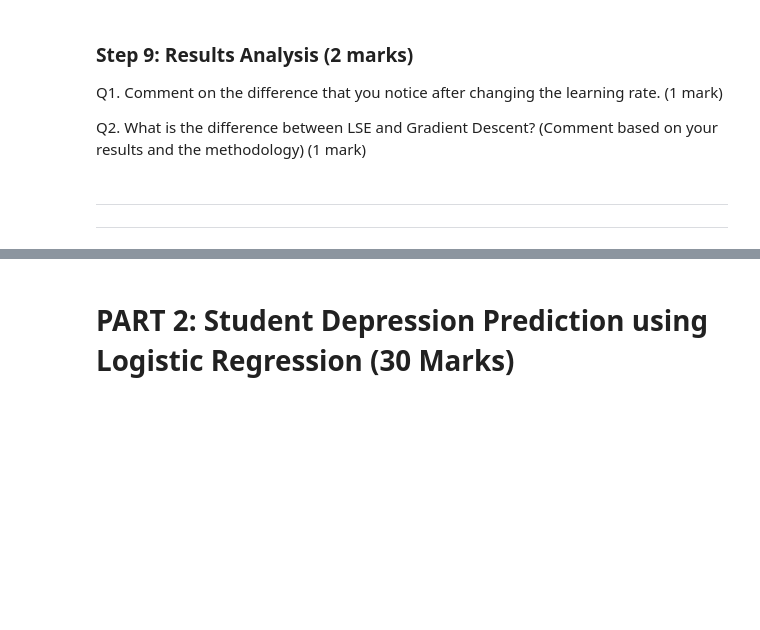
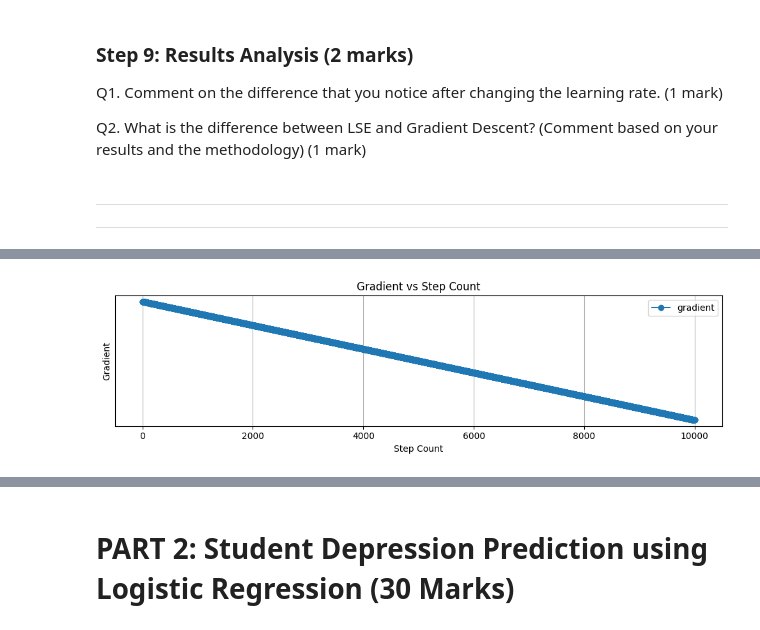
Before and after one commit to nathanielmills-101/ENGG680_2025_Fall, a Jupyter notebook: Assignment2.ipynb, the cells around one changed output, grey strips where cells are left out. Cells and saved outputs as stored; diff of their text form; code cells hidden in the pictures; blank space fills up the shorter version.

```diff
--- a/Assignment2.ipynb
+++ b/Assignment2.ipynb
@@ -502,0 +507,5 @@ Q2. What is the difference between LSE and Gradient Descent? (Comment based on y
+# %%
+arr_cost= []
+arr_grad= []
+arr_err=[]
+steps_count=0
@@ -502,0 +521,8 @@ Q2. What is the difference between LSE and Gradient Descent? (Comment based on y
+# %%
+# Cost function: sum of squared residuals between measured and predicted pseudoranges
+def cost_function(rec_pos, cdT, sat_pos, pseudorange):
+   geometric_distance = euclidean_norm(rec_pos, sat_pos)
+   predicted = geometric_distance + cdT
+   residuals = pseudorange[:,1] - predicted
+   L = np.sum(residuals**2)/ len(pseudorange)
+   return L
@@ -502,0 +740,21 @@ Q2. What is the difference between LSE and Gradient Descent? (Comment based on y
+# %%
+fig, ax = plt.subplots(nrows=1, ncols=1, figsize=(10, 3))
+# (0.5 marks)
+#Plot each component of the gradient vs steps
+ax.plot(range(1, len(arr_grad)+1), arr_grad, marker = 'o', label='gradient')
+ax.set_xlabel("Step Count")
+ax.set_ylabel("Gradient")
+ax.set_title("Gradient vs Step Count")
+ax.set_yscale('symlog')
+ax.tick_params(axis='y', labelsize=8)
+
+ax.legend()
+ax.grid(True)
+fig.tight_layout()
+
+plt.show()
+
+# Comment on the pattern (0.5 marks)
+# the Gradient is large and decreases toward zero as iterations increase, indicating that it will plateau once the parameters are optimized.
+# %% [output]
+[figure, added]
```
Also changed, not shown: parts of 23 cells of this notebook.
